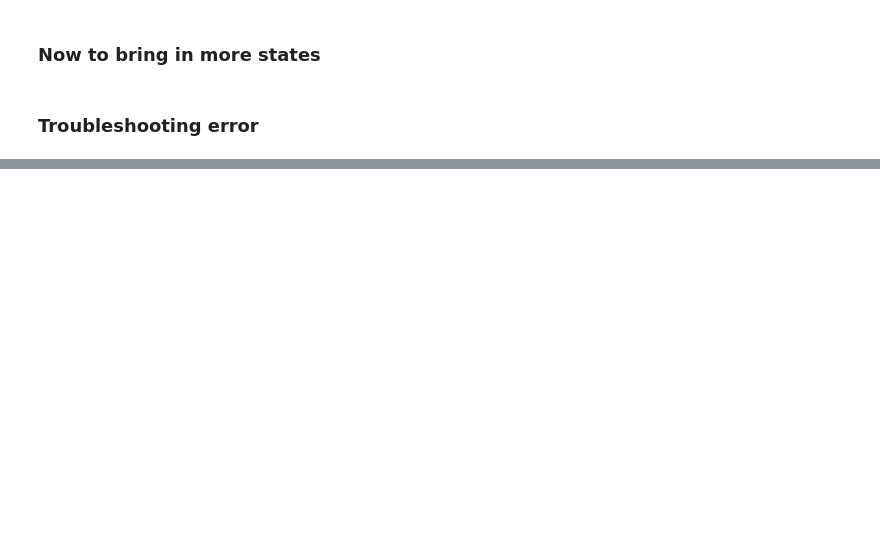
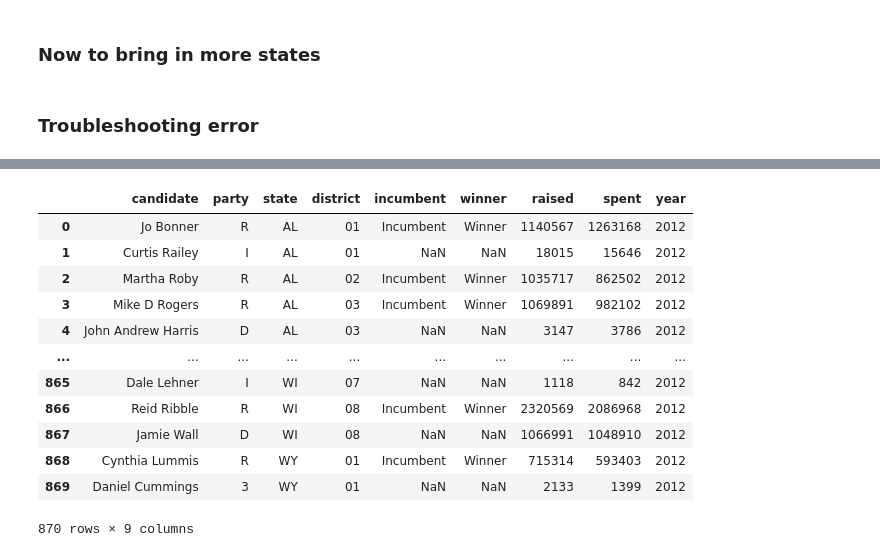
Before and after one commit to nss-data-science-cohort-5/webscraping_open_secrets-orange-oscelots_project-3, a Jupyter notebook: notebooks/chris_mulvey_function.ipynb, the cells around one changed output, grey strips where cells are left out. Saved outputs shown, nothing was run; the diff lists cells and outputs as text; code cells hidden in the pictures; blank space fills up the shorter version.

```diff
--- a/notebooks/chris_mulvey_function.ipynb
+++ b/notebooks/chris_mulvey_function.ipynb
@@ -207,0 +271,18 @@ UnboundLocalError: local variable 'candidates' referenced before assignment
+# %%
+reps_2012 = get_all_reps_time(districts, 'Code', 'representatives', '2012')
+# %%
+reps_2012
+# %% [output]
+|  | candidate | party | state | district | incumbent | winner | raised | spent | year |
+| 0 | Jo Bonner | R | AL | 01 | Incumbent | Winner | 1140567 | 1263168 | 2012 |
+| 1 | Curtis Railey | I | AL | 01 | NaN | NaN | 18015 | 15646 | 2012 |
+| 2 | Martha Roby | R | AL | 02 | Incumbent | Winner | 1035717 | 862502 | 2012 |
+| 3 | Mike D Rogers | R | AL | 03 | Incumbent | Winner | 1069891 | 982102 | 2012 |
+| 4 | John Andrew Harris | D | AL | 03 | NaN | NaN | 3147 | 3786 | 2012 |
+| ... | ... | ... | ... | ... | ... | ... | ... | ... | ... |
+| 865 | Dale Lehner | I | WI | 07 | NaN | NaN | 1118 | 842 | 2012 |
+| 866 | Reid Ribble | R | WI | 08 | Incumbent | Winner | 2320569 | 2086968 | 2012 |
+| 867 | Jamie Wall | D | WI | 08 | NaN | NaN | 1066991 | 1048910 | 2012 |
+| 868 | Cynthia Lummis | R | WY | 01 | Incumbent | Winner | 715314 | 593403 | 2012 |
+| 869 | Daniel Cummings | 3 | WY | 01 | NaN | NaN | 2133 | 1399 | 2012 |
+870 rows × 9 columns
```
Also changed, not shown: parts of 28 cells of this notebook, 1 other file.
